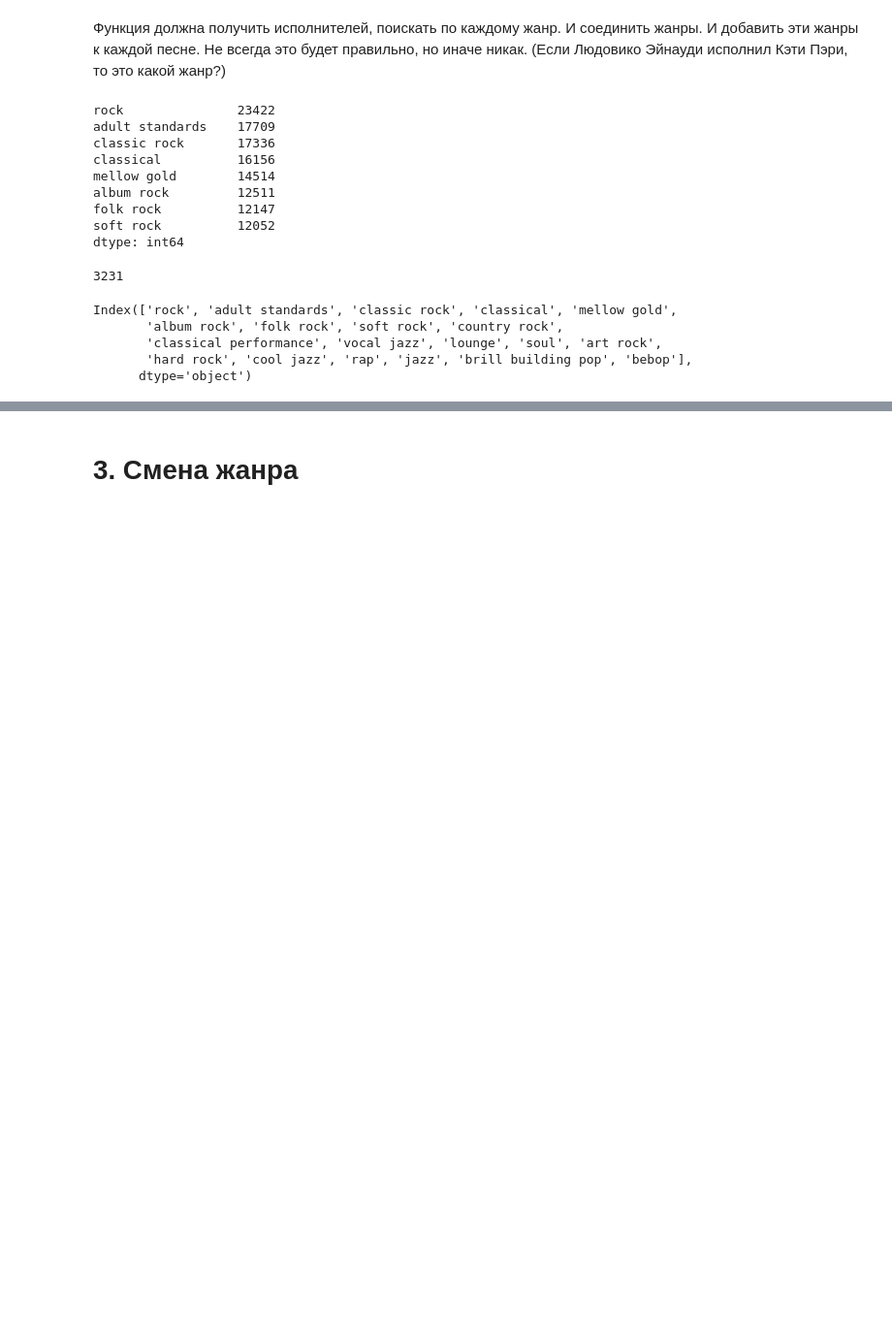
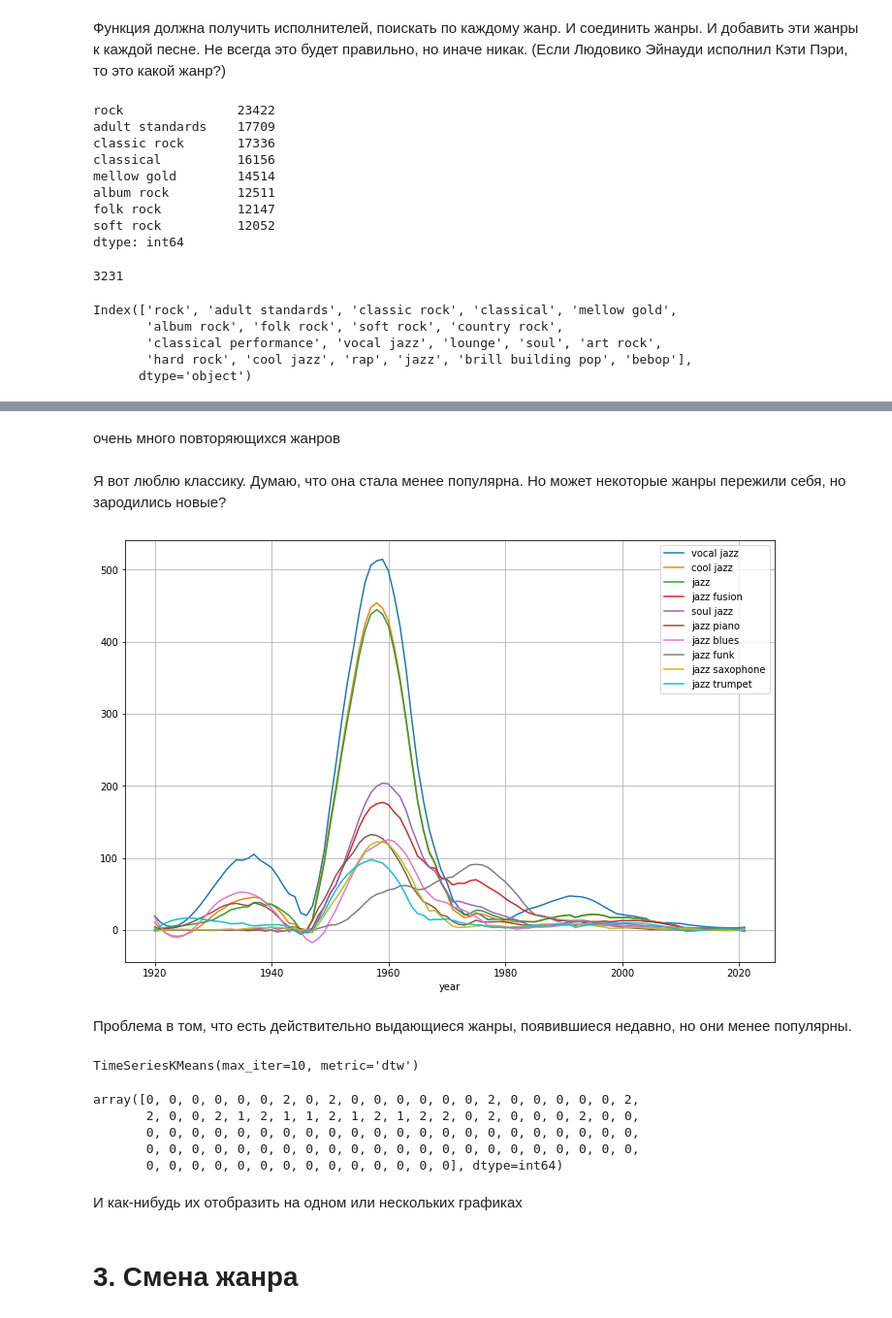
Before and after one commit to pyrogn/doesnotexist, a Jupyter notebook: spotify/note.ipynb, the cells around one changed output, grey strips where cells are left out. Shown at 97% size. Drawn from its saved outputs; the diff is of its cells as text; code cells hidden in the pictures; blank space fills up the shorter version.

```diff
--- a/spotify/note.ipynb
+++ b/spotify/note.ipynb
@@ -347,3 +379,38 @@ Index(['rock', 'adult standards', 'classic rock', 'classical', 'mellow gold',
+# %% [markdown]
+очень много повторяющихся жанров
+# %% [markdown]
+Я вот люблю классику. Думаю, что она стала менее популярна. Но может некоторые жанры пережили себя, но зародились новые?
+# %%
+fig, ax = plt.subplots(ncols=1, nrows=1, figsize=(12, 8))
+x = count_genres_by_year.index
+key = 'jazz'
+columns_genres = count_genres_by_year.columns
+genres_key = columns_genres[columns_genres.str.contains(key)]
+for genre in genres_key[:10]:
+    y = count_genres_by_year[genre].values
+    yhat =  savgol_filter(y, 21, 3)
+    ax = sns.lineplot(x=x, y=yhat, label=genre, ax=ax)
+plt.grid()
+# %% [output]
+[figure, added]
+# %% [markdown]
+Проблема в том, что есть действительно выдающиеся жанры, появившиеся недавно, но они менее популярны.
+# %%
+model = TimeSeriesKMeans(n_clusters=3, metric="dtw", max_iter=10)
+d = count_genres_by_year.iloc[:, count_genres_by_year.columns.str.contains('classical')]
+model.fit(d)
+# %% [output]
+TimeSeriesKMeans(max_iter=10, metric='dtw')
+# %%
+model.labels_
+# %% [output]
+array([0, 0, 0, 0, 0, 0, 2, 0, 2, 0, 0, 0, 0, 0, 0, 2, 0, 0, 0, 0, 0, 2,
+       2, 0, 0, 2, 1, 2, 1, 1, 2, 1, 2, 1, 2, 2, 0, 2, 0, 0, 0, 2, 0, 0,
+       0, 0, 0, 0, 0, 0, 0, 0, 0, 0, 0, 0, 0, 0, 0, 0, 0, 0, 0, 0, 0, 0,
+       0, 0, 0, 0, 0, 0, 0, 0, 0, 0, 0, 0, 0, 0, 0, 0, 0, 0, 0, 0, 0, 0,
+       0, 0, 0, 0, 0, 0, 0, 0, 0, 0, 0, 0, 0, 0], dtype=int64)
+# %% [markdown]
+И как-нибудь их отобразить на одном или нескольких графиках
 # %% [markdown]
 # 3. Смена жанра
 # %%
```
Also changed, not shown: parts of 17 cells of this notebook, 9 other files.
